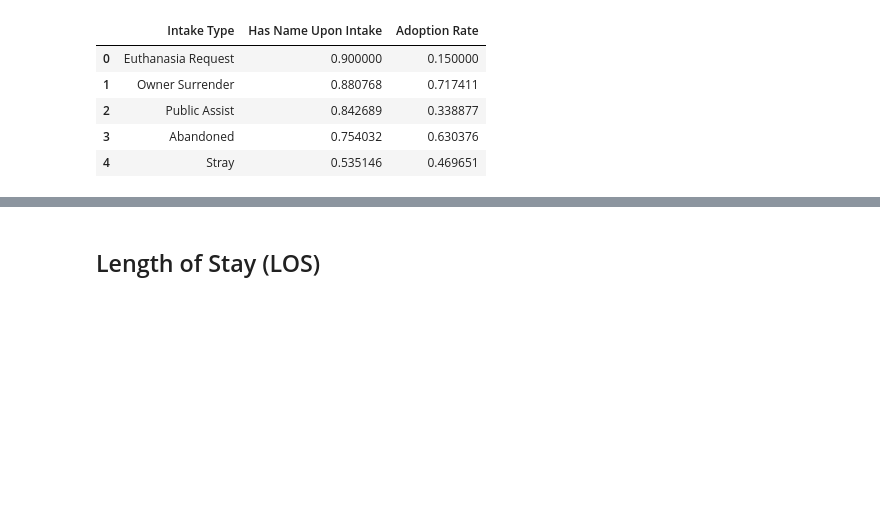
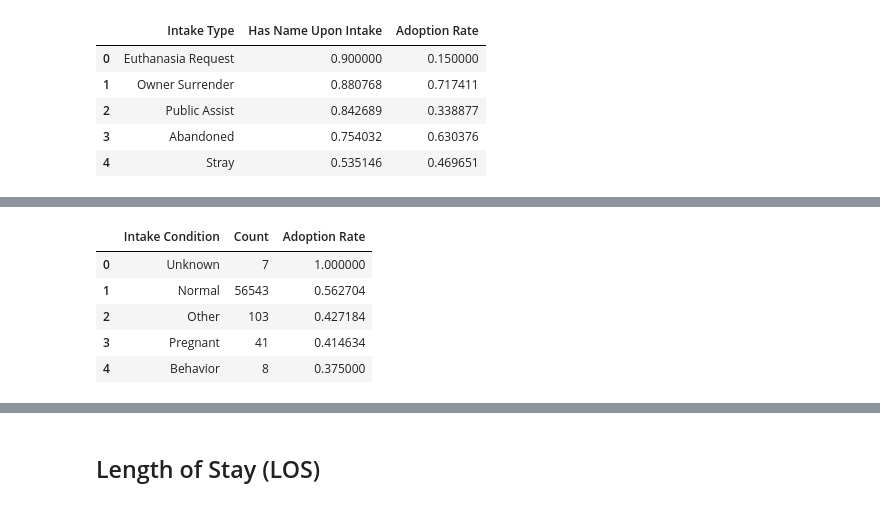
Before and after one commit to cgiang/cat-adoptions, a Jupyter notebook: notebooks/01_exploratory_data_analysis.ipynb, the cells around one changed output, grey strips where cells are left out. Saved outputs shown, nothing was run; the diff lists cells and outputs as text; code cells hidden in the pictures; blank space fills up the shorter version.

```diff
--- a/notebooks/01_exploratory_data_analysis.ipynb
+++ b/notebooks/01_exploratory_data_analysis.ipynb
@@ -421,0 +419,15 @@ adoption_rates
+# %%
+adoption_rates = has_outcomes_df\
+    .groupby("intake_condition")["is_adopted"]\
+    .agg(["count", "mean"])\
+    .sort_values(by="mean", ascending=False)\
+    .reset_index()
+adoption_rates.columns = ["Intake Condition", "Count", "Adoption Rate"]
+adoption_rates.head(5)
+# %% [output]
+|  | Intake Condition | Count | Adoption Rate |
+| 0 | Unknown | 7 | 1.000000 |
+| 1 | Normal | 56543 | 0.562704 |
+| 2 | Other | 103 | 0.427184 |
+| 3 | Pregnant | 41 | 0.414634 |
+| 4 | Behavior | 8 | 0.375000 |
```
Also changed, not shown: parts of 37 cells of this notebook, 5 other files.
